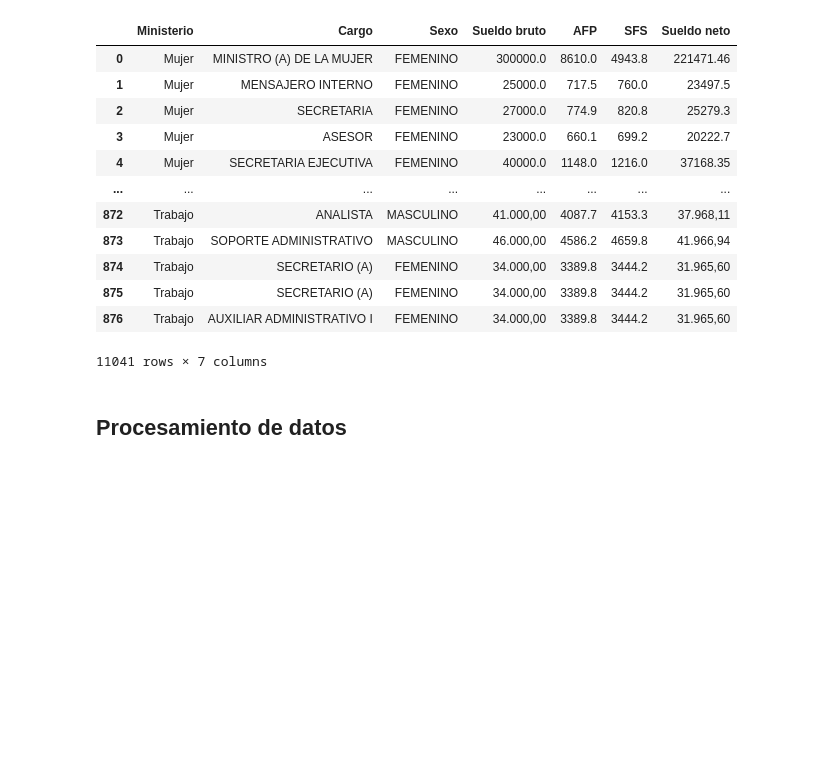
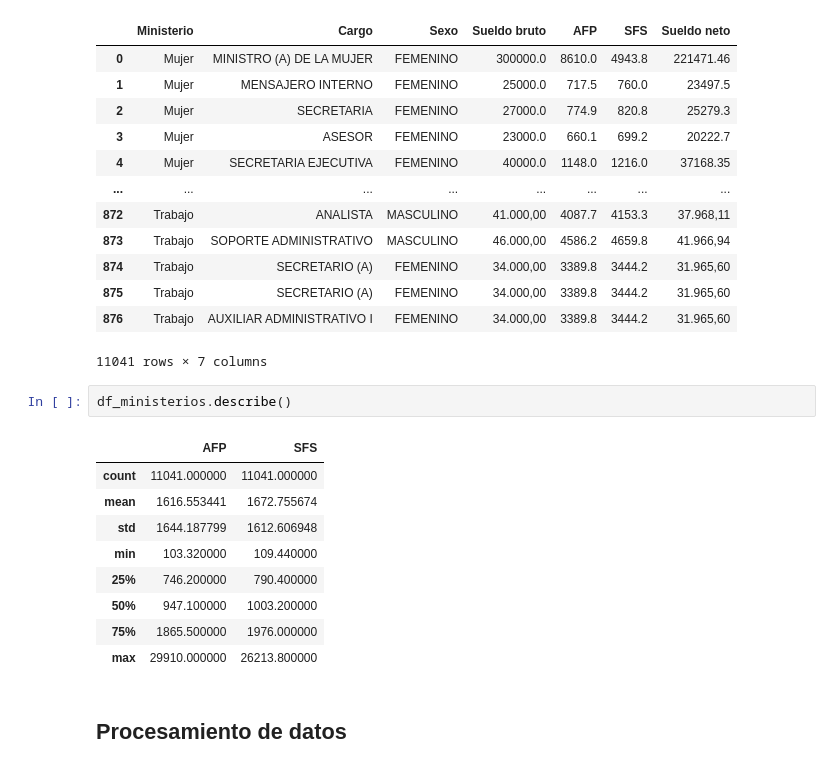
Before and after one commit to OAGgithub/Inferencia-Ingresos, a Jupyter notebook: Inferencia_Ingresos.ipynb, the cells around one changed output. Cells and saved outputs as stored; diff of their text form; blank space fills up the shorter version.

```diff
--- a/Inferencia_Ingresos.ipynb
+++ b/Inferencia_Ingresos.ipynb
@@ -213,6 +213,18 @@ df_ministerios
 | 875 | Trabajo | SECRETARIO (A) | FEMENINO | 34.000,00 | 3389.8 | 3444.2 | 31.965,60 |
 | 876 | Trabajo | AUXILIAR ADMINISTRATIVO I | FEMENINO | 34.000,00 | 3389.8 | 3444.2 | 31.965,60 |
 11041 rows × 7 columns
+# %%
+df_ministerios.describe()
+# %% [output]
+|  | AFP | SFS |
+| count | 11041.000000 | 11041.000000 |
+| mean | 1616.553441 | 1672.755674 |
+| std | 1644.187799 | 1612.606948 |
+| min | 103.320000 | 109.440000 |
+| 25% | 746.200000 | 790.400000 |
+| 50% | 947.100000 | 1003.200000 |
+| 75% | 1865.500000 | 1976.000000 |
+| max | 29910.000000 | 26213.800000 |
 # %% [markdown]
 ## Procesamiento de datos
 # %%
```
Also changed, not shown: parts of 3 cells of this notebook, 10 other files.
